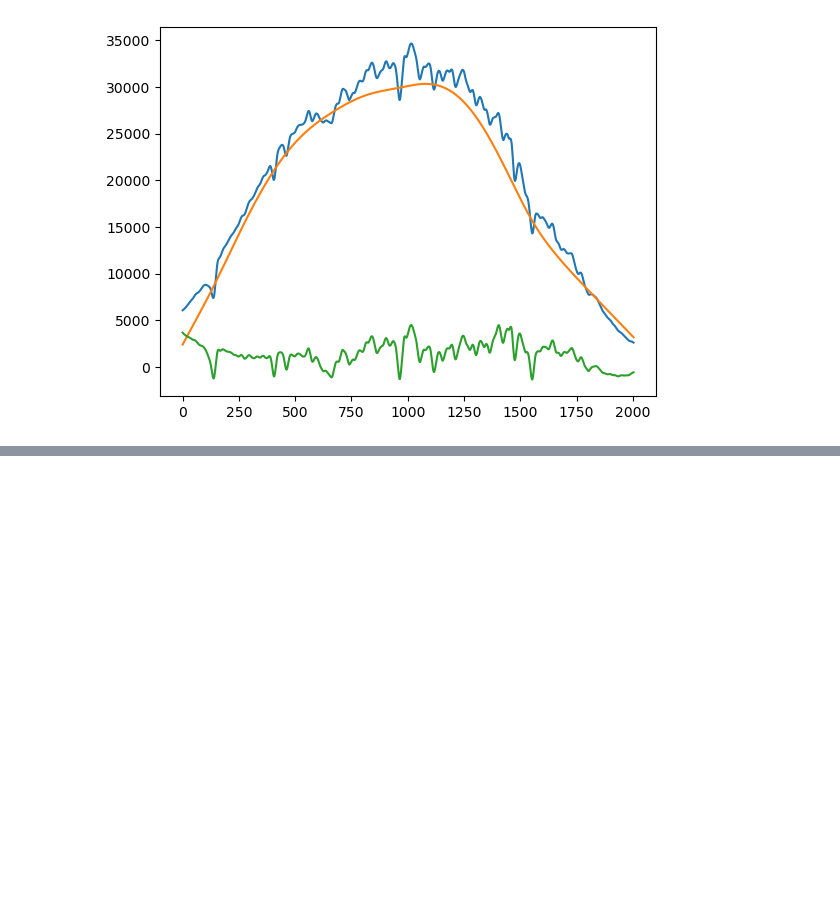
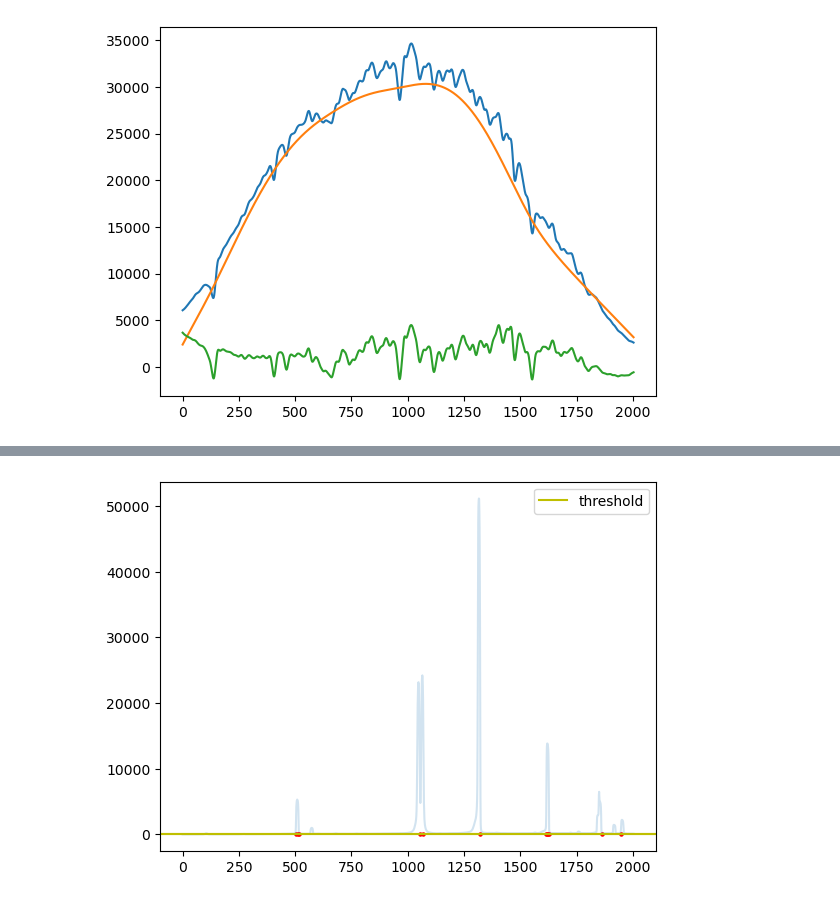
Before and after one commit to Timobrenn/G99-Spectroscopy, a Jupyter notebook: data_checking.ipynb, the cells around one changed output, grey strips where cells are left out. Cells and saved outputs as stored; diff of their text form; code cells hidden in the pictures; blank space fills up the shorter version.

```diff
--- a/data_checking.ipynb
+++ b/data_checking.ipynb
@@ -226,0 +238,28 @@ show()
+# %%
+derivative = deriv(data, 2)
+derivative_adjusted = derivative
+# derivative_adjusted = raw
+
+if np.abs(derivative_adjusted.max()) > np.abs(derivative_adjusted.min()):
+    derivative_adjusted /= derivative_adjusted.max()
+else:
+    derivative_adjusted /= derivative_adjusted.min()
+
+threshold = np.percentile(derivative_adjusted, 3)
+excluded_data = exclude(derivative_adjusted, threshold)
+
+peaks = get_peak_locations(excluded_data)
+# get_peak_locations(excluded_data)
+# %%
+
+fig, ax = subplots()
+ax.scatter(*zip(*peaks), c='r', s=5)
+# ax.plot(excluded_data, alpha=0.)
+ax.plot(raw, alpha=0.2)
+ax.axhline(y=threshold, color='y', label='threshold')
+ax.axhline(y=-threshold, color='y')
+ax.legend()
+show()
+close(fig)
+# %% [output]
+[figure, added]
```
Also changed, not shown: parts of 9 cells of this notebook.
